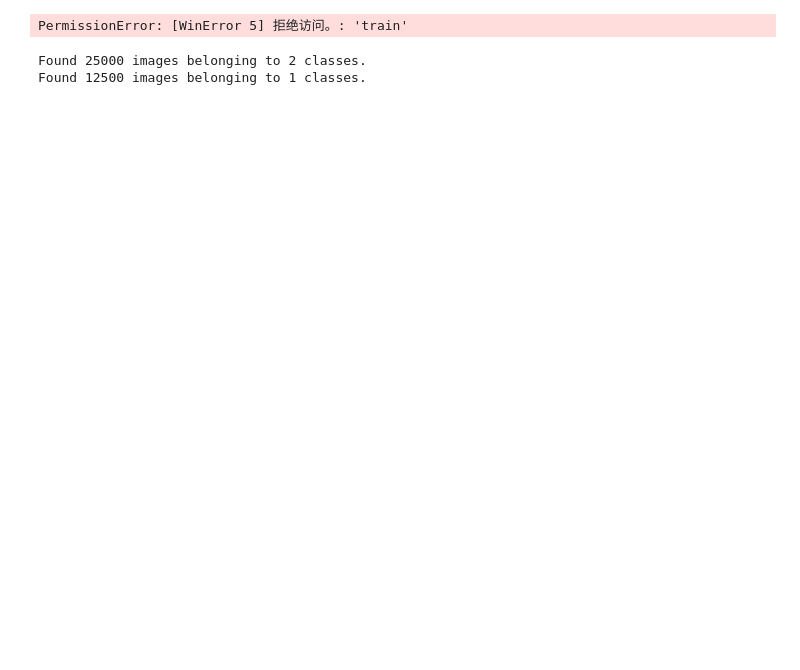
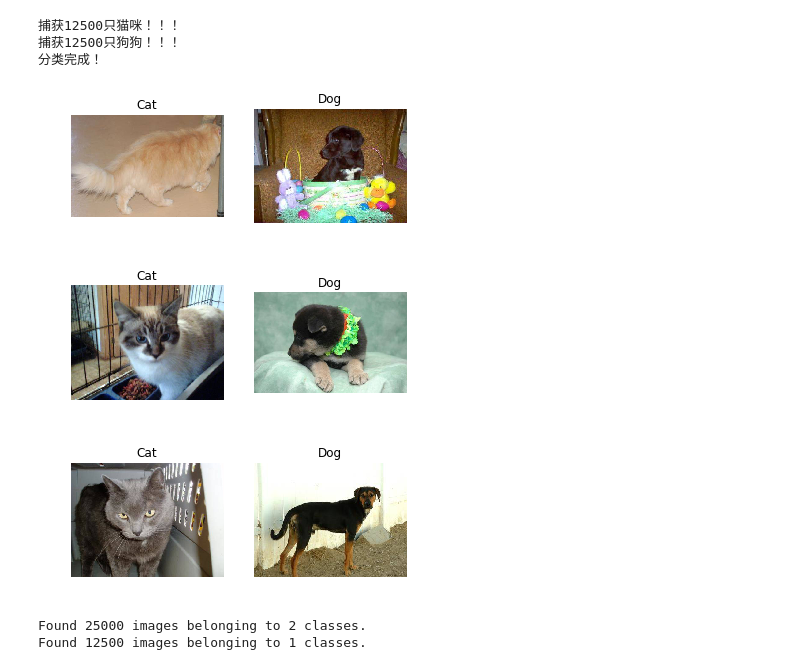
Before and after one commit to tanweiNirvana/Cat_vs_Dog, a Jupyter notebook: cat_vs_dog2.ipynb, the cells around one changed output. Cells and saved outputs as stored; diff of their text form; code cells hidden in the pictures; blank space fills up the shorter version.

```diff
--- a/cat_vs_dog2.ipynb
+++ b/cat_vs_dog2.ipynb
@@ -45,6 +49,9 @@ train_filenames = os.listdir('train')
 test_filenames = os.listdir('test')
 train_cat = filter(lambda x:x[:3] == 'cat', train_filenames)
 train_dog = filter(lambda x:x[:3] == 'dog', train_filenames)
+
+print "捕获"+str(len(train_cat))+"只猫咪！！！"
+print "捕获"+str(len(train_dog))+"只狗狗！！！"
 
 def create_mkdir(dirname):
     if os.path.exists(dirname):
@@ -73,24 +80,32 @@ shutil.rmtree("test")
 shutil.rmtree("train")
 print("分类完成！")
 # %% [output]
-PermissionError: [WinError 5] 拒绝访问。: 'train'
+捕获12500只猫咪！！！
+捕获12500只狗狗！！！
+分类完成！
 # %%
 #显示猫和狗的图像
+cat_path = 'train2/cat/'
+dog_path = 'train2/dog/'
 file_cat = os.listdir(cat_path)
 files_dog = os.listdir(dog_path)
 for i in range(3):
-    image_cat = mpimg.imread(cat_path+file_cat[np.random.randint(0,cats_num)])
-    image_dog = mpimg.imread(cat_path+files_dog[np.random.randint(0,dogs_num)])
+    image_cat = mpimg.imread(cat_path+file_cat[np.random.randint(0,12500)])
+    image_dog = mpimg.imread(dog_path+files_dog[np.random.randint(0,12500)])
 
     plt.subplot(1,2,1)
     plt.title('Cat')
     plt.imshow(image_cat)
     plt.axis('off')
     plt.subplot(1,2,2)
     plt.title('Dog')
     plt.imshow(image_dog)
     plt.axis('off')
     plt.show()
+# %% [output]
+[figure, added]
+[figure, added]
+[figure, added]
 # %%
 input_tensor = layers.Input((299, 299, 3))
 x = input_tensor
```
Also changed, not shown: parts of 9 cells of this notebook.
